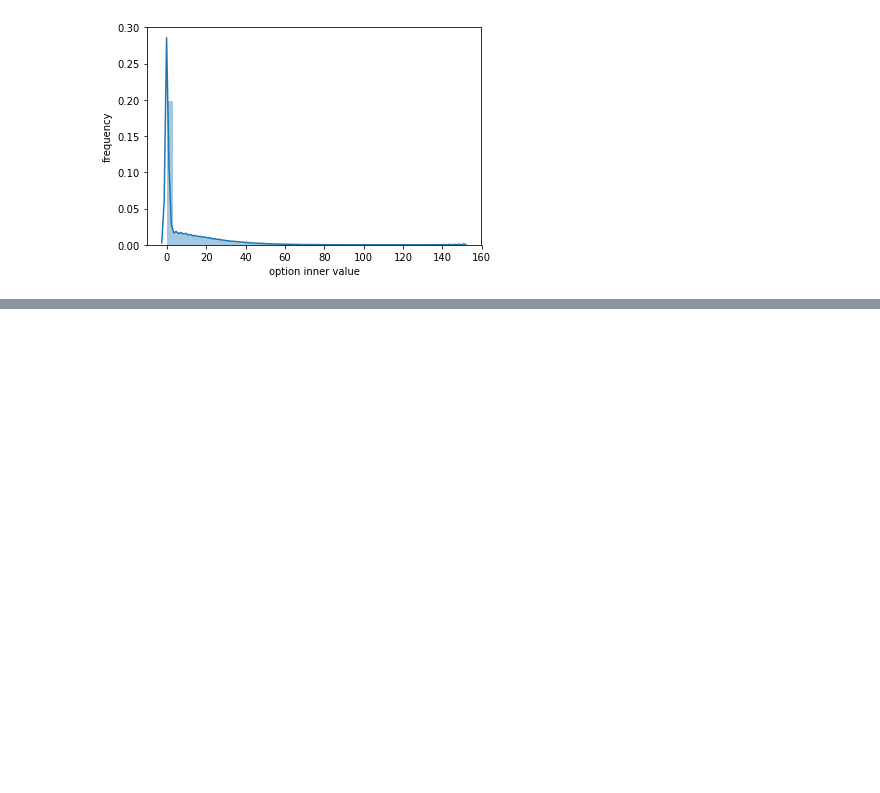
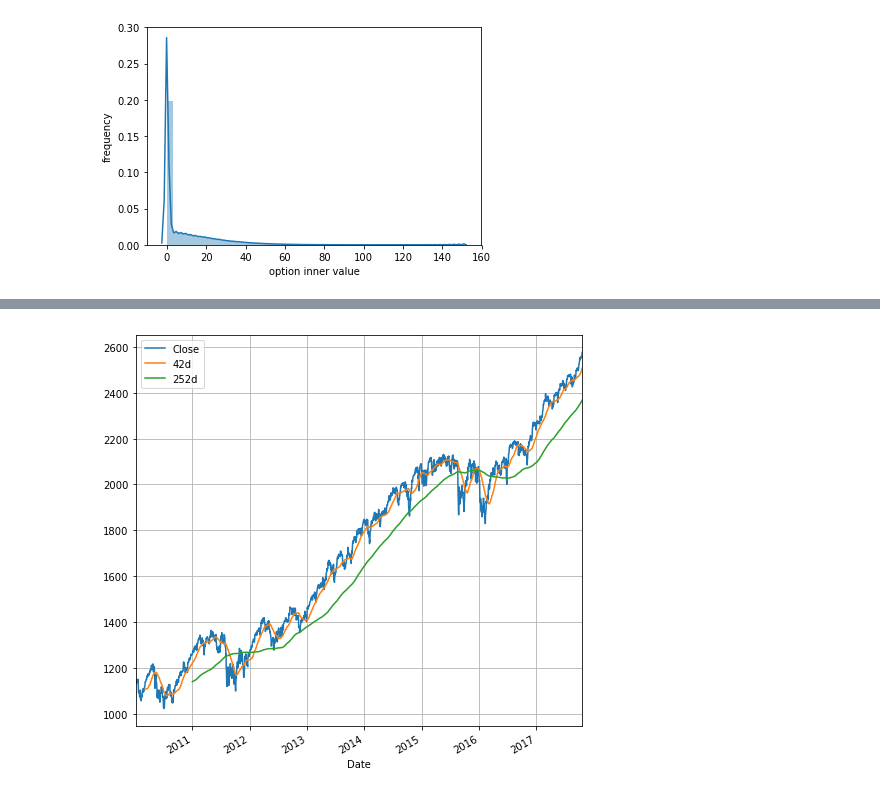
Before and after one commit to eliekawerk/trading, a Jupyter notebook: MCSimulation.ipynb, the cells around one changed output, grey strips where cells are left out. Saved outputs shown, nothing was run; the diff lists cells and outputs as text; code cells hidden in the pictures; blank space fills up the shorter version.

```diff
--- a/MCSimulation.ipynb
+++ b/MCSimulation.ipynb
@@ -94,0 +134,4 @@ ax.set_ylabel('frequency')
+# %%
+sp500[['Close', '42d', '252d']].plot(grid=True, figsize=(8,8));
+# %% [output]
+[figure, added]
```
Also changed, not shown: parts of 12 cells of this notebook.
